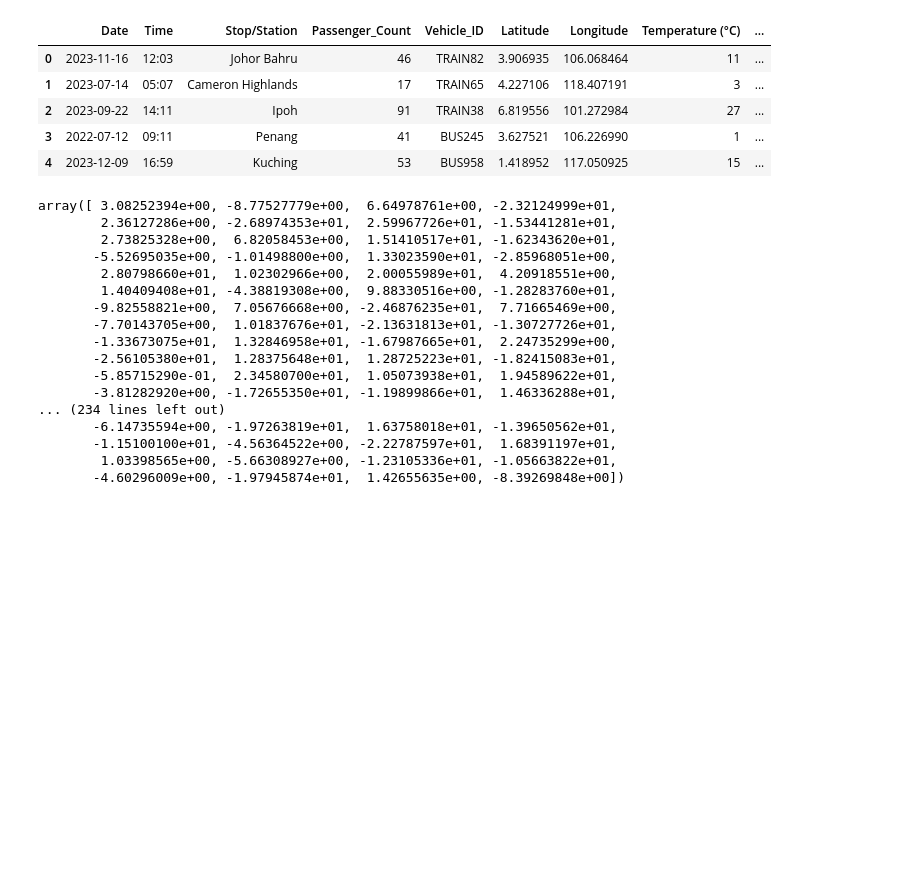
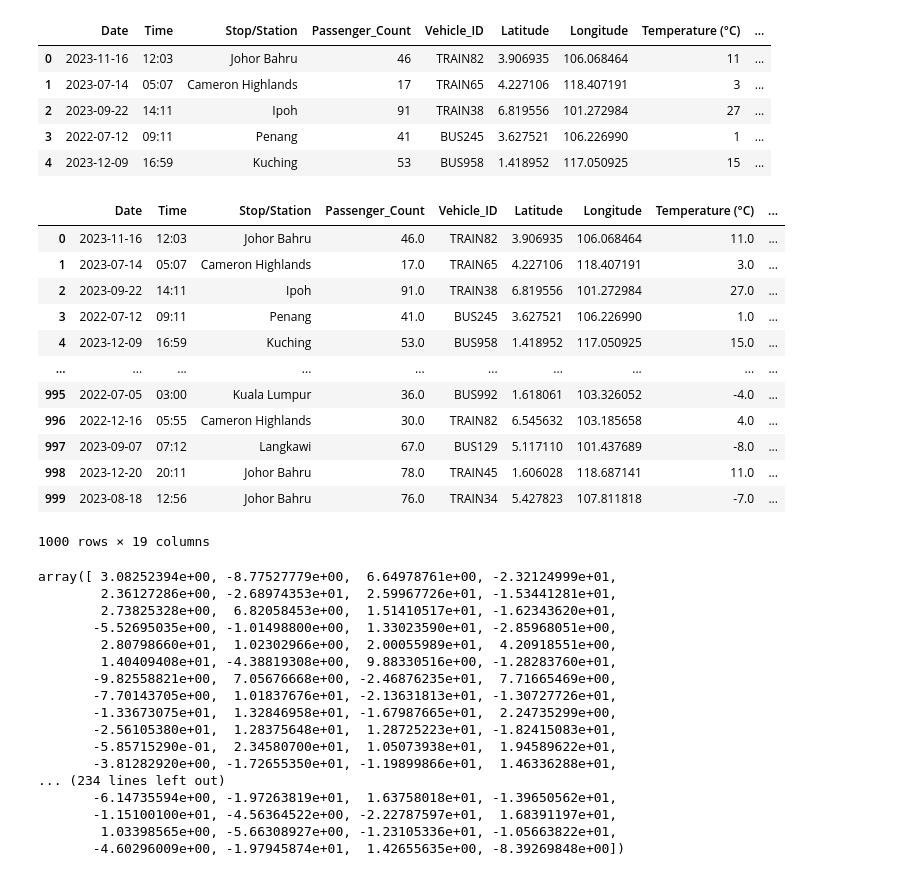
Before and after one commit to ajgaonkaromprasad03/ML, a Jupyter notebook: 06-Data Preprocessing and Feature Engineering/06-Data Preprocessing.ipynb, the cells around one changed output. Saved outputs shown, nothing was run; the diff lists cells and outputs as text; code cells hidden in the pictures; blank space fills up the shorter version.

```diff
--- a/06-Data Preprocessing and Feature Engineering/06-Data Preprocessing.ipynb
+++ b/06-Data Preprocessing and Feature Engineering/06-Data Preprocessing.ipynb
@@ -119,5 +139,21 @@ encoded_categorical = pd.DataFrame(encoder.fit_transform(transport_data[['Age_Gr
 transport_data = pd.concat([transport_data, encoded_categorical], axis=1)
 transport_data = transport_data.drop(['Age_Group', 'Gender'], axis=1)
+# %%
+transport_data
+# %% [output]
+|  | Date | Time | Stop/Station | Passenger_Count | Vehicle_ID | Latitude | Longitude | Temperature (°C) | ... |
+| 0 | 2023-11-16 | 12:03 | Johor Bahru | 46.0 | TRAIN82 | 3.906935 | 106.068464 | 11.0 | ... |
+| 1 | 2023-07-14 | 05:07 | Cameron Highlands | 17.0 | TRAIN65 | 4.227106 | 118.407191 | 3.0 | ... |
+| 2 | 2023-09-22 | 14:11 | Ipoh | 91.0 | TRAIN38 | 6.819556 | 101.272984 | 27.0 | ... |
+| 3 | 2022-07-12 | 09:11 | Penang | 41.0 | BUS245 | 3.627521 | 106.226990 | 1.0 | ... |
+| 4 | 2023-12-09 | 16:59 | Kuching | 53.0 | BUS958 | 1.418952 | 117.050925 | 15.0 | ... |
+| ... | ... | ... | ... | ... | ... | ... | ... | ... | ... |
+| 995 | 2022-07-05 | 03:00 | Kuala Lumpur | 36.0 | BUS992 | 1.618061 | 103.326052 | -4.0 | ... |
+| 996 | 2022-12-16 | 05:55 | Cameron Highlands | 30.0 | TRAIN82 | 6.545632 | 103.185658 | 4.0 | ... |
+| 997 | 2023-09-07 | 07:12 | Langkawi | 67.0 | BUS129 | 5.117110 | 101.437689 | -8.0 | ... |
+| 998 | 2023-12-20 | 20:11 | Johor Bahru | 78.0 | TRAIN45 | 1.606028 | 118.687141 | 11.0 | ... |
+| 999 | 2023-08-18 | 12:56 | Johor Bahru | 76.0 | TRAIN34 | 5.427823 | 107.811818 | -7.0 | ... |
+1000 rows × 19 columns
 # %%
 # 3. Feature Engineering
 # Create new features
```
Also changed, not shown: parts of 11 cells of this notebook.
